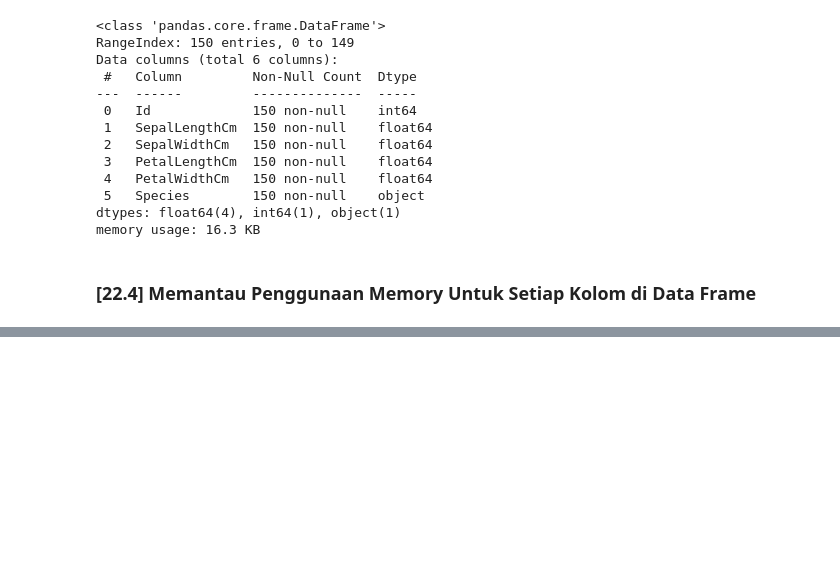
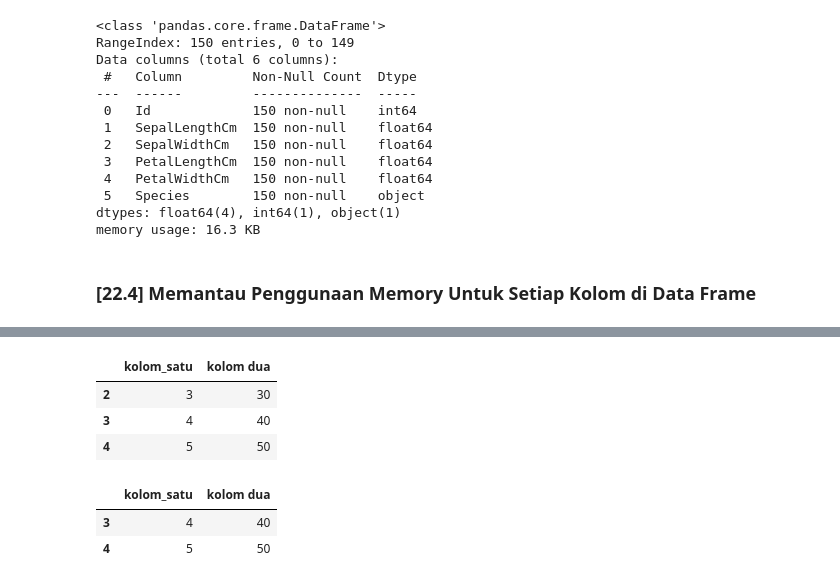
Before and after one commit to meilindazheng/VisualisasiData-Pandas, a Jupyter notebook: Pandas-Week06.ipynb, the cells around one changed output, grey strips where cells are left out. Cells and saved outputs as stored; diff of their text form; code cells hidden in the pictures; blank space fills up the shorter version.

```diff
--- a/Pandas-Week06.ipynb
+++ b/Pandas-Week06.ipynb
@@ -156,0 +211,13 @@ memory usage: 16.3 KB
+# %%
+df.query('kolom_satu>2')
+# %% [output]
+|  | kolom_satu | kolom dua |
+| 2 | 3 | 30 |
+| 3 | 4 | 40 |
+| 4 | 5 | 50 |
+# %%
+df.query('`kolom dua` > 30')
+# %% [output]
+|  | kolom_satu | kolom dua |
+| 3 | 4 | 40 |
+| 4 | 5 | 50 |
```
Also changed, not shown: parts of 8 cells of this notebook.
